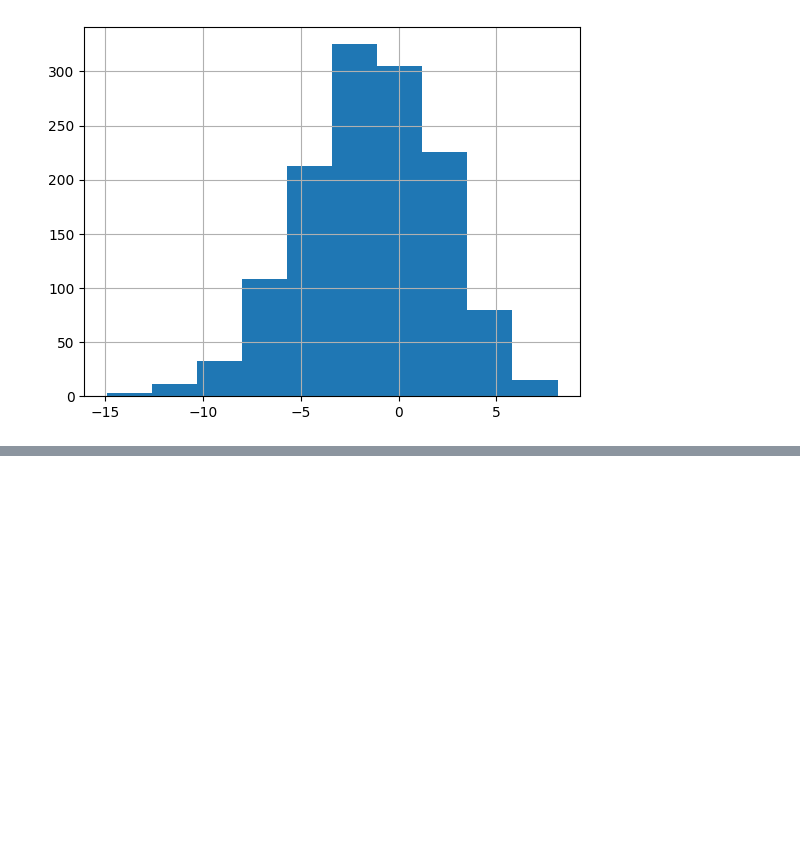
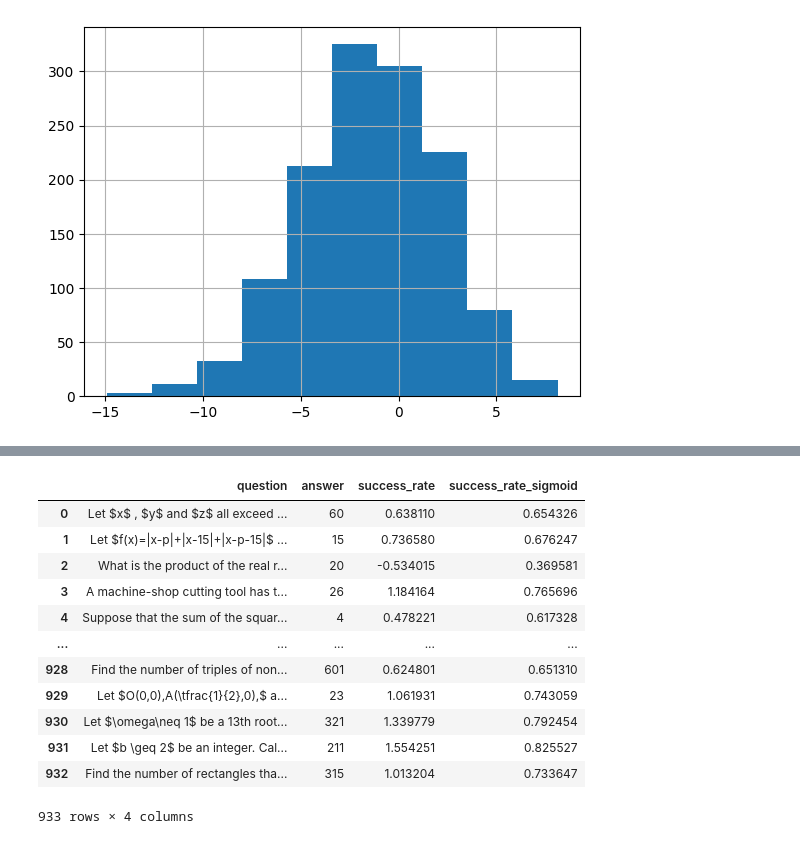
Before and after one commit to KabakaWilliam/llms_know_difficulty, a Jupyter notebook: notebooks/survey_probe_predictions.ipynb, the cells around one changed output, grey strips where cells are left out. Saved outputs shown, nothing was run; the diff lists cells and outputs as text; code cells hidden in the pictures; blank space fills up the shorter version.

```diff
--- a/notebooks/survey_probe_predictions.ipynb
+++ b/notebooks/survey_probe_predictions.ipynb
@@ -131,0 +184,24 @@ unsup_df["predicted_difficulty_sigmoid"].hist()
+# %%
+UNSUP_DATA_PATH = f"../runs/{MODEL_ALIAS}/datasplits/{UNSUPERVISED_TARGET_DATASET}_predicted_by_{PROBE_SOURCE}.json"
+# %%
+unsup_df = pd.read_json(UNSUP_DATA_PATH)
+unsup_df = unsup_df.rename(columns={
+    "predicted_difficulty": "success_rate",
+    "predicted_difficulty_sigmoid": "success_rate_sigmoid"
+})
+# %%
+unsup_df
+# %% [output]
+|  | question | answer | success_rate | success_rate_sigmoid |
+| 0 | Let $x$ , $y$ and $z$ all exceed ... | 60 | 0.638110 | 0.654326 |
+| 1 | Let $f(x)=|x-p|+|x-15|+|x-p-15|$ ... | 15 | 0.736580 | 0.676247 |
+| 2 | What is the product of the real r... | 20 | -0.534015 | 0.369581 |
+| 3 | A machine-shop cutting tool has t... | 26 | 1.184164 | 0.765696 |
+| 4 | Suppose that the sum of the squar... | 4 | 0.478221 | 0.617328 |
+| ... | ... | ... | ... | ... |
+| 928 | Find the number of triples of non... | 601 | 0.624801 | 0.651310 |
+| 929 | Let $O(0,0),A(\tfrac{1}{2},0),$ a... | 23 | 1.061931 | 0.743059 |
+| 930 | Let $\omega\neq 1$ be a 13th root... | 321 | 1.339779 | 0.792454 |
+| 931 | Let $b \geq 2$ be an integer. Cal... | 211 | 1.554251 | 0.825527 |
+| 932 | Find the number of rectangles tha... | 315 | 1.013204 | 0.733647 |
+933 rows × 4 columns
```
Also changed, not shown: parts of 28 cells of this notebook, 10 other files.
